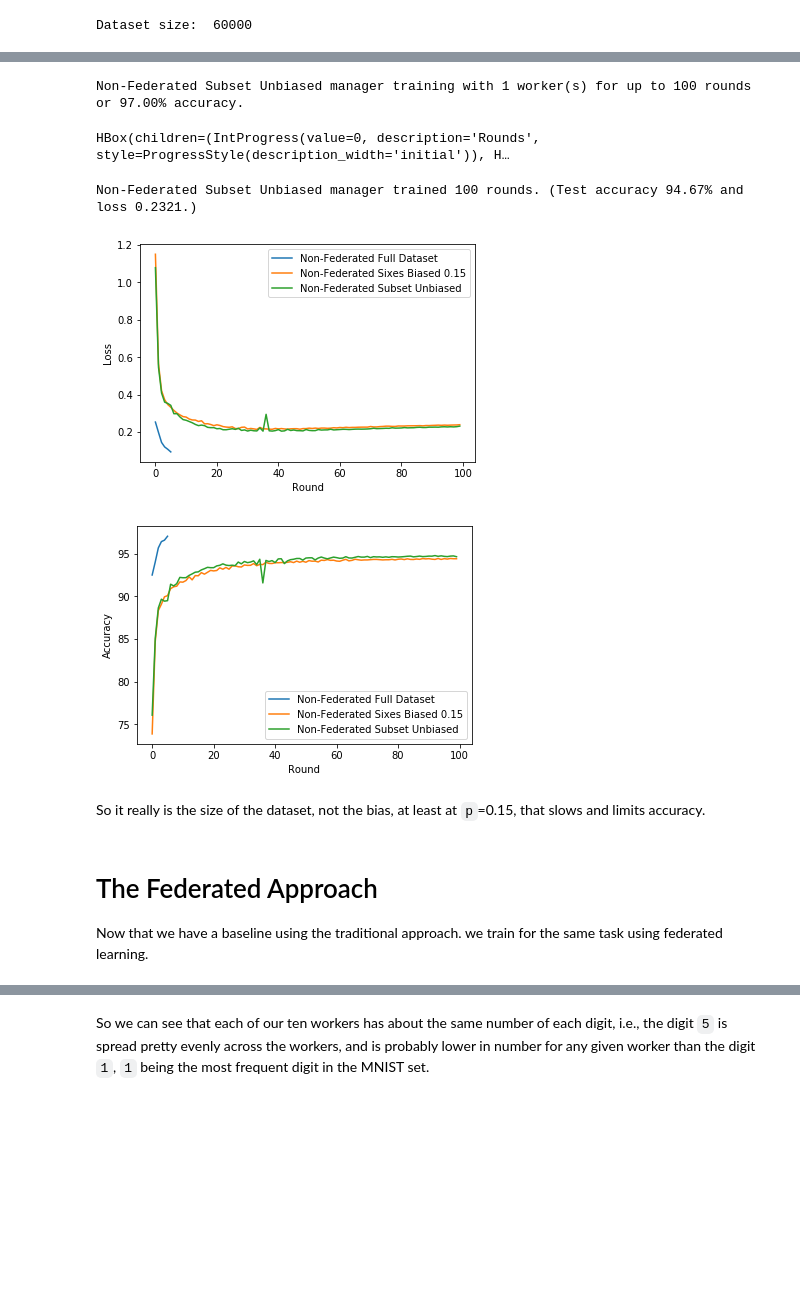
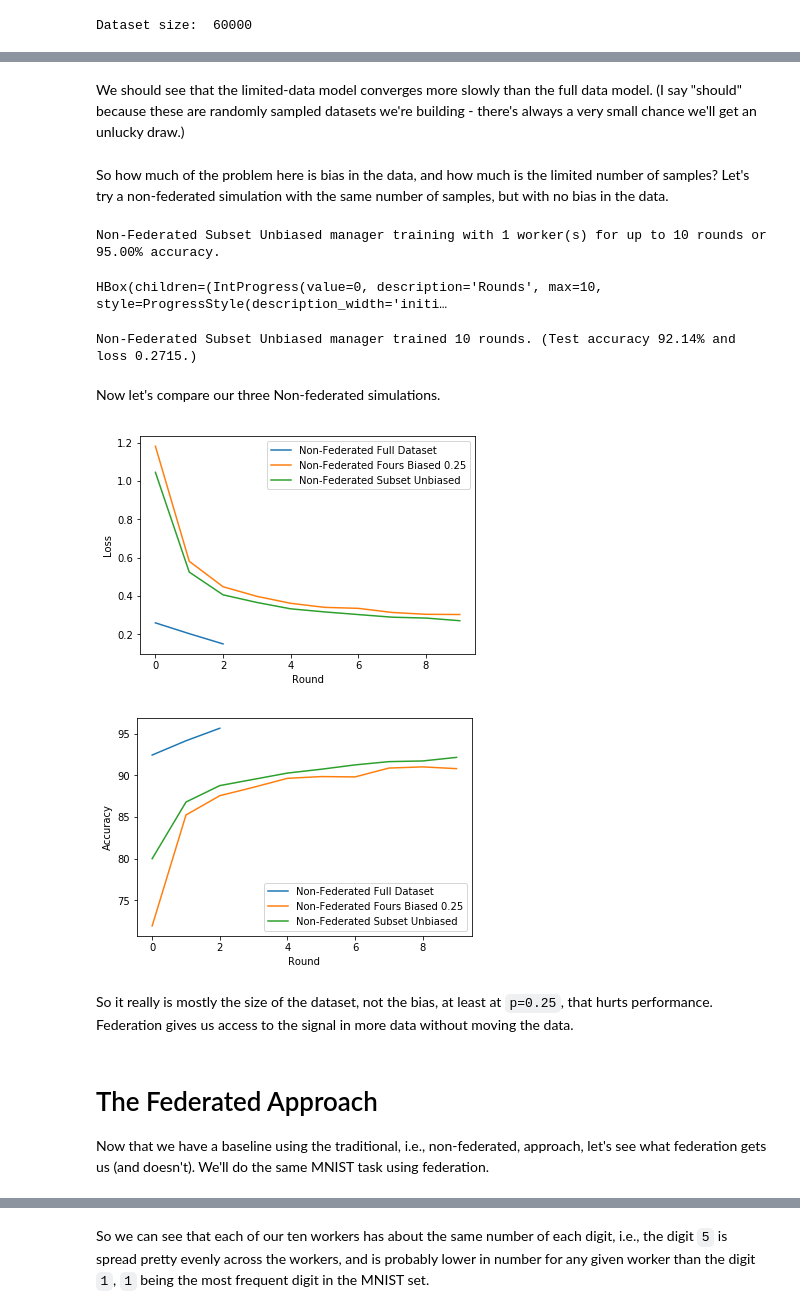
Before and after one commit to rmicallef/bfpytorch, a Jupyter notebook: MNIST-Fed-Part1.ipynb, the cells around one changed output, grey strips where cells are left out. Drawn from its saved outputs; the diff is of its cells as text; code cells hidden in the pictures; blank space fills up the shorter version.

```diff
--- a/MNIST-Fed-Part1.ipynb
+++ b/MNIST-Fed-Part1.ipynb
@@ -285,7 +443,7 @@ def eval_new_mgr(name, train_dl, test_dset, p=0.0, n_rounds=50, target_acc=None)
 # %%
-nonfed_mgr = make_manager('Non-Federated Full Dataset', train_dl, test_dset)
+nonfed_alldata_mgr = make_mgr('Non-Federated Full Dataset', train_dl, test_dset)
 
-run_manager(nonfed_mgr, default_n_rounds, target_acc=default_target_acc)
+run_mgr(nonfed_alldata_mgr, default_n_rounds, target_acc=default_target_acc)
 
-plot_mgr(nonfed_mgr)
+plot_mgr(nonfed_alldata_mgr)
 # %% [output]
@@ -306,0 +495,8 @@ HBox(children=(IntProgress(value=0, description='Tabulating datasets', max=1, st
+# %%
+# Make a set of DataLoaders and load the one that is skewed toward 4s
+
+nonfed_four_dl = make_fed_dloaders(train_dset, p=0.25)[4]
+
+plot_digit_histogram([nonfed_four_dl], 'MNIST Four-Heavy Dataset')
+
+print("Dataset size: ", len(nonfed_four_dl.dataset))
@@ -307,4 +511,5 @@ HBox(children=(IntProgress(value=0, description='Tabulating datasets', max=1, st
 # %%
-nonfed_six_mgr = make_manager('Non-Federated Sixes Biased 0.15', [nonfed_six_dl], test_dset)
-run_manager(nonfed_six_mgr, default_n_rounds, default_target_acc)
+nonfed_four_mgr = make_mgr('Non-Federated Fours Biased 0.25', [nonfed_four_dl], test_dset)
+
+run_mgr(nonfed_four_mgr, default_n_rounds, default_target_acc)
 # %% [output]
@@ -319,21 +526,28 @@ plot_mgr([nonfed_mgr, nonfed_six_mgr])
+# %% [markdown]
+We should see that the limited-data model converges more slowly than the full data model. (I say "should" because these are randomly sampled datasets we're building - there's always a very small chance we'll get an unlucky draw.)
+# %% [markdown]
+So how much of the problem here is bias in the data, and how much is the limited number of samples? Let's try a non-federated simulation with the same number of samples, but with no bias in the data.
 # %%
-nonfed_subset_mgr = make_manager('Non-Federated Subset Unbiased', fm.make_fed_dloaders(train_dset, p=0.0)[6], test_dset)
-run_manager(nonfed_subset_mgr, default_n_rounds, default_target_acc)
+#nonfed_subset_mgr = eval_new_mgr('Non-Federated Subset Unbiased', make_fed_dloaders(train_dset, p=0.0)[4], test_dset)
+nonfed_subset_mgr = make_mgr('Non-Federated Subset Unbiased', make_fed_dloaders(train_dset, p=0.0)[4], test_dset)
+run_mgr(nonfed_subset_mgr, default_n_rounds, default_target_acc)
 # %% [output]
-Non-Federated Subset Unbiased manager training with 1 worker(s) for up to 100 rounds or 97.00% accuracy.
+Non-Federated Subset Unbiased manager training with 1 worker(s) for up to 10 rounds or 95.00% accuracy.
-HBox(children=(IntProgress(value=0, description='Rounds', style=ProgressStyle(description_width='initial')), H…
+HBox(children=(IntProgress(value=0, description='Rounds', max=10, style=ProgressStyle(description_width='initi…
-Non-Federated Subset Unbiased manager trained 100 rounds. (Test accuracy 94.67% and loss 0.2321.)
+Non-Federated Subset Unbiased manager trained 10 rounds. (Test accuracy 92.14% and loss 0.2715.)
+# %% [markdown]
+Now let's compare our three Non-federated simulations.
 # %%
-plot_mgr([nonfed_mgr, nonfed_six_mgr, nonfed_subset_mgr])
+plot_mgr([nonfed_alldata_mgr, nonfed_four_mgr, nonfed_subset_mgr])
 # %% [output]
-[figure, old version]
+[figure, new version]
-[figure, old version]
+[figure, new version]
 # %% [markdown]
-So it really is the size of the dataset, not the bias, at least at `p`=0.15, that slows and limits accuracy.
+So it really is mostly the size of the dataset, not the bias, at least at `p=0.25`, that hurts performance. Federation gives us access to the signal in more data without moving the data.
 # %% [markdown]
 # The Federated Approach
 
-Now that we have a baseline using the traditional approach. we train for the same task using federated learning.
+Now that we have a baseline using the traditional, i.e., non-federated, approach, let's see what federation gets us (and doesn't). We'll do the same MNIST task using federation.
 # %% [markdown]
 ## Splitting the Deck Into Piles
 
```
Also changed, not shown: parts of 84 cells of this notebook.
